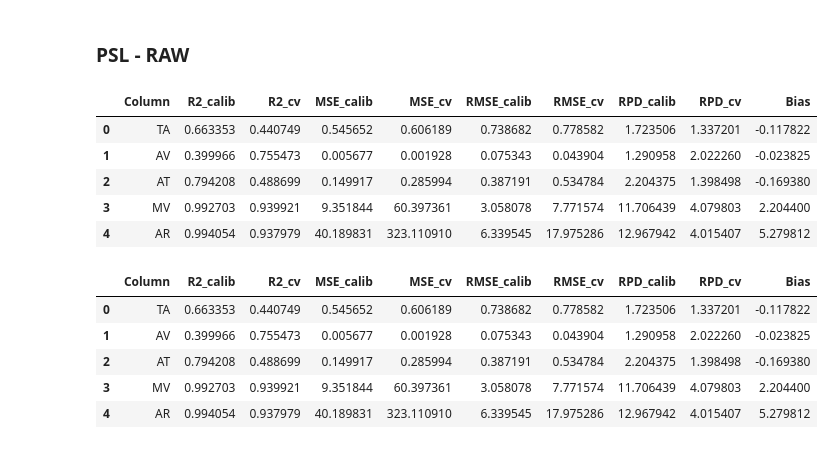
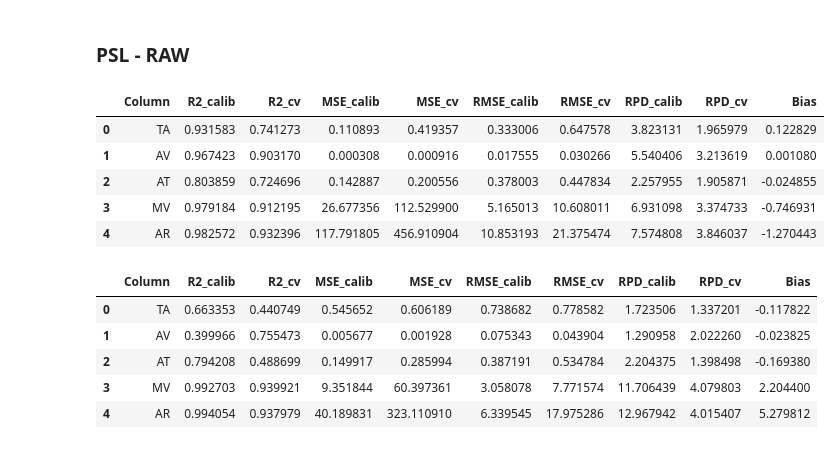
Before and after one commit to xndrxssx/field_spec_data_tests, a Jupyter notebook: field_spec_predição.ipynb, the cells around one changed output. Saved outputs shown, nothing was run; the diff lists cells and outputs as text; code cells hidden in the pictures.

```diff
--- a/field_spec_predição.ipynb
+++ b/field_spec_predição.ipynb
@@ -394,7 +402,7 @@ def optimise_pls_cv(X, Y, n_comp, random_state=0):
         y = Y[col]  # Seleciona a coluna atual de Y
 
         mse_col = []  # Lista para armazenar os MSEs para a coluna atual
-        component = np.arange(1, n_comp+1)  # Número de componentes a serem testados
+        component = np.arange(1, n_comp)  # Número de componentes a serem testados
 
         # Itera sobre cada número de componentes
         for i in component:
@@ -550,15 +558,15 @@ results_pls_sg = optimise_pls_cv(sav_gol, Y, n_comp=6, random_state=0)
 # %% [markdown]
 ### PSL - RAW
 # %%
-raw_psl = optimise_pls_cv(dados_wl,Y,6)
+raw_psl = optimise_pls_cv(dados_wl,Y,5)
 raw_psl
 # %% [output]
 |  | Column | R2_calib | R2_cv | MSE_calib | MSE_cv | RMSE_calib | RMSE_cv | RPD_calib | RPD_cv | Bias |
-| 0 | TA | 0.663353 | 0.440749 | 0.545652 | 0.606189 | 0.738682 | 0.778582 | 1.723506 | 1.337201 | -0.117822 |
-| 1 | AV | 0.399966 | 0.755473 | 0.005677 | 0.001928 | 0.075343 | 0.043904 | 1.290958 | 2.022260 | -0.023825 |
-| 2 | AT | 0.794208 | 0.488699 | 0.149917 | 0.285994 | 0.387191 | 0.534784 | 2.204375 | 1.398498 | -0.169380 |
-| 3 | MV | 0.992703 | 0.939921 | 9.351844 | 60.397361 | 3.058078 | 7.771574 | 11.706439 | 4.079803 | 2.204400 |
-| 4 | AR | 0.994054 | 0.937979 | 40.189831 | 323.110910 | 6.339545 | 17.975286 | 12.967942 | 4.015407 | 5.279812 |
+| 0 | TA | 0.931583 | 0.741273 | 0.110893 | 0.419357 | 0.333006 | 0.647578 | 3.823131 | 1.965979 | 0.122829 |
+| 1 | AV | 0.967423 | 0.903170 | 0.000308 | 0.000916 | 0.017555 | 0.030266 | 5.540406 | 3.213619 | 0.001080 |
+| 2 | AT | 0.803859 | 0.724696 | 0.142887 | 0.200556 | 0.378003 | 0.447834 | 2.257955 | 1.905871 | -0.024855 |
+| 3 | MV | 0.979184 | 0.912195 | 26.677356 | 112.529900 | 5.165013 | 10.608011 | 6.931098 | 3.374733 | -0.746931 |
+| 4 | AR | 0.982572 | 0.932396 | 117.791805 | 456.910904 | 10.853193 | 21.375474 | 7.574808 | 3.846037 | -1.270443 |
 # %%
 results_pls_raw
 # %% [output]
```
Also changed, not shown: parts of 16 cells of this notebook, 3 other files.
